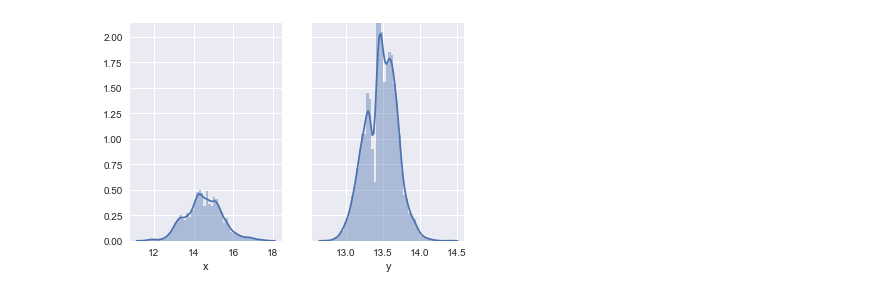
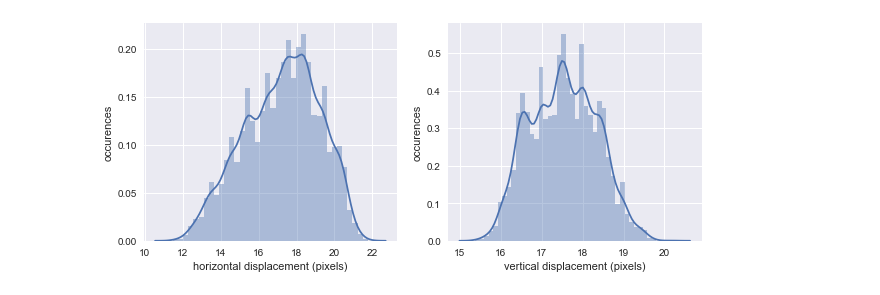
Before and after one commit to jpribyl/advanced-physics-lab-coursework, a Jupyter notebook: lab4/lab4-brownian-motion.ipynb, the cells around one changed output. Saved outputs shown, nothing was run; the diff lists cells and outputs as text; code cells hidden in the pictures.

Commit message:
fft and better joint probability plots

```diff
--- a/lab4/lab4-brownian-motion.ipynb
+++ b/lab4/lab4-brownian-motion.ipynb
@@ -12,4 +12,4 @@ from bokeh.io import output_notebook
 # %%
-trajectory = pd.read_csv("https://raw.githubusercontent.com/jpribyl/cautious-palm-tree/master/lab4/data/trajectory-1-Copy.csv")
-sns.set()
+# read in the data
+trajectory = pd.read_csv("https://raw.githubusercontent.com/jpribyl/cautious-palm-tree/master/lab4/data/trajectory_32918_3.14e-5.csv")
 # %%
@@ -31,7 +47,15 @@ plt.show()
 # %%
-fig, (ax1, ax2) = plt.subplots(1, 2, sharey=True)
+fig, (ax1, ax2) = plt.subplots(1, 2)
+
+# normalized hist with a gaussian kenel density estimate
 sns.distplot(x, ax=ax1)
 sns.distplot(y, ax=ax2)
-plt.show()
+
+ax1.set_xlabel("horizontal displacement (pixels)")
+ax1.set_ylabel("occurences")
+ax2.set_xlabel("vertical displacement (pixels)")
+ax2.set_ylabel("occurences")
+
+fig.set_figwidth(10)
 # %% [output]
-[figure, old version]
+[figure, new version]
```
Also changed, not shown: parts of 22 cells of this notebook.
